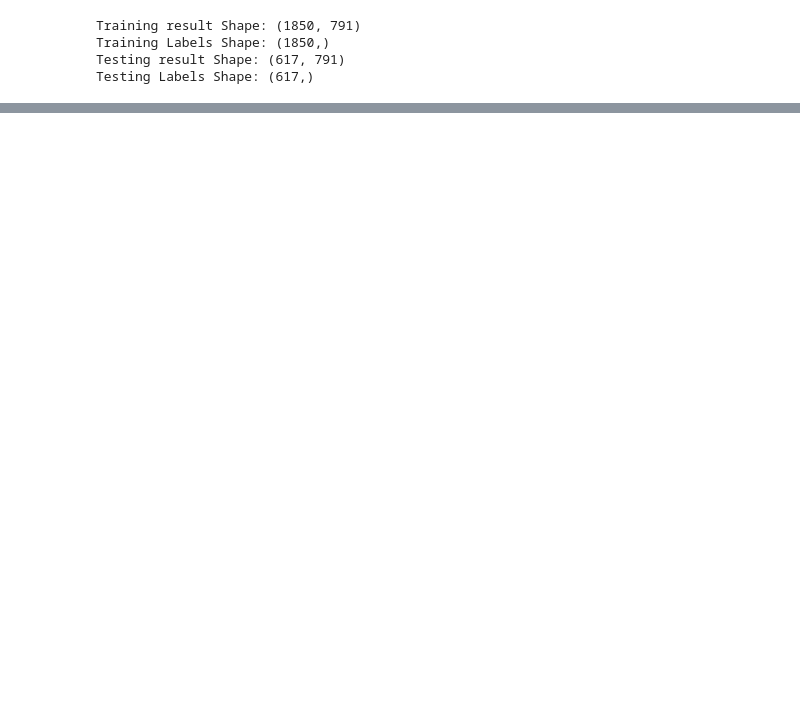
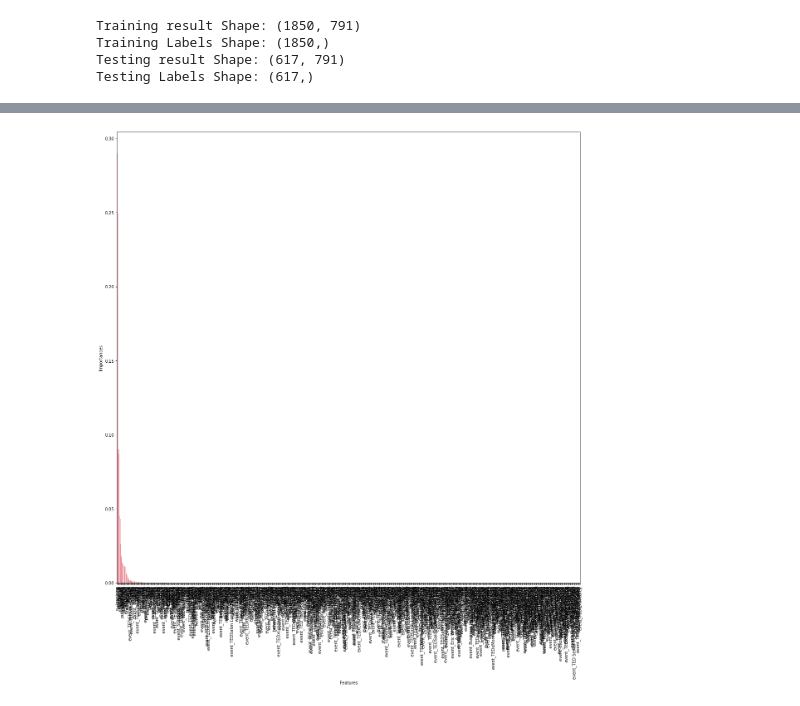
Before and after one commit to Avisikta-Majumdar/TedTalksAnalysis, a Jupyter notebook: Abdul's notebook 2.ipynb, the cells around one changed output, grey strips where cells are left out. Drawn from its saved outputs; the diff is of its cells as text; code cells hidden in the pictures; blank space fills up the shorter version.

Commit message:
Added tree.png and a graph in Abdul's notebook 2

```diff
--- a/Abdul's notebook 2.ipynb
+++ b/Abdul's notebook 2.ipynb
@@ -271,7 +271,7 @@ result
 result_list = list(result.columns)
 # %%
 # Convert to numpy array
-result = np.array(result)
+# result = np.array(result)
 # %%
 result
 # %% [output]
@@ -320,7 +351,7 @@ data_scaled_stand = scaler_stand.fit_transform(test_set)
 # %%
-# Instantiate model with 1000 decision trees
-rf = RandomForestRegressor(n_estimators = 1000, random_state = 42)
+# # Instantiate model with n decision trees
+# rf = RandomForestRegressor(n_estimators = 100, random_state = 42)
 
-# Train the model on training data
-rf.fit(train_set, train_labels);
+# # Train the model on training data
+# rf.fit(train_set, train_labels);
 # %%
@@ -344,0 +392,10 @@ Accuracy: 69.61 %.
+# %%
+# Limit depth of tree to 3 levels
+rf_small = RandomForestRegressor(n_estimators=10, max_depth = 3)
+rf_small.fit(train_set, train_labels)
+# Extract the small tree
+tree_small = rf_small.estimators_[5]
+# Save the tree as a png image
+export_graphviz(tree_small, out_file = 'small_tree.dot', feature_names = result_list, rounded = True, precision = 1)
+(graph, ) = pydot.graph_from_dot_file('small_tree.dot')
+graph.write_png('small_tree.png');
@@ -344,0 +422,11 @@ Accuracy: 69.61 %.
+# %%
+importances = pd.DataFrame({'Features': train_set.columns,
+                                'Importances': rf.feature_importances_})
+
+importances.sort_values(by=['Importances'], axis='index', ascending=False, inplace=True)
+fig = plt.figure(figsize=(20, 20))
+sns.barplot(x='Features', y='Importances', data=importances)
+plt.xticks(rotation='vertical')
+plt.show()
+# %% [output]
+[figure, added]
```
Also changed, not shown: parts of 8 cells of this notebook, 5 other files.
